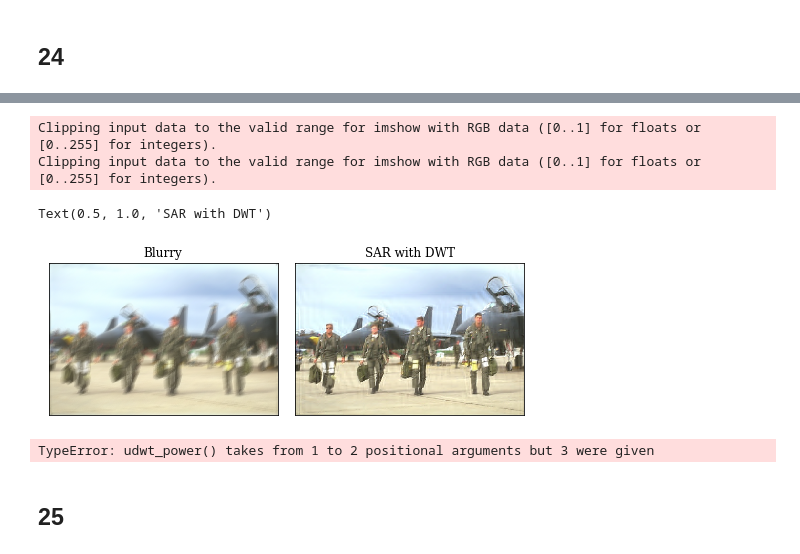
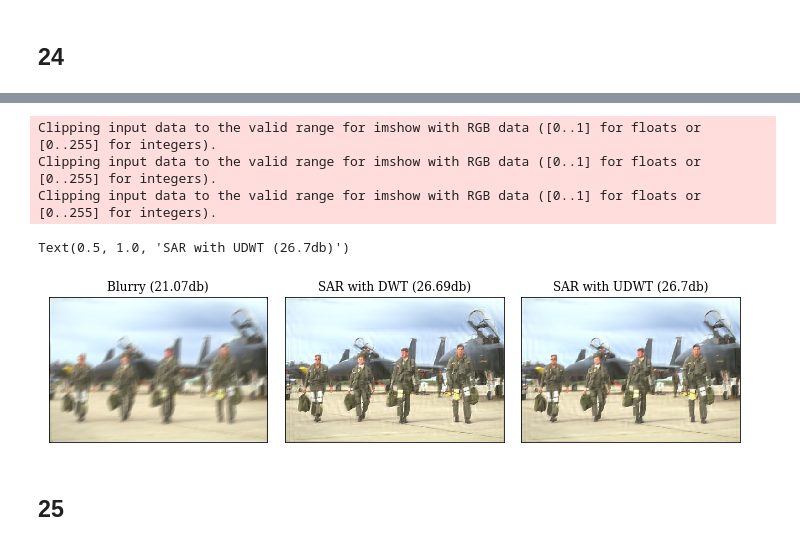
Before and after one commit to UnnikrishnanSivaprasad/ECE285IVR, a Jupyter notebook: ECE285IVR-ProjectC.ipynb, the cells around one changed output, grey strips where cells are left out. Drawn from its saved outputs; the diff is of its cells as text; code cells hidden in the pictures.

```diff
--- a/ECE285IVR-ProjectC.ipynb
+++ b/ECE285IVR-ProjectC.ipynb
@@ -255,7 +262,5 @@ def iudwt(z, J, h, g):
 # %%
-J=3
-h,g = im.wavelet('db2')
-source = im.dwt_crop(plt.imread("assets/dragonfly.png"),J)
+source = im.dwt_crop(x0,J)
 undec_wavelet = udwt(source,J,h,g)
 inverse = iudwt(undec_wavelet,J,h,g)
 reverse = udwt(iudwt(undec_wavelet,J,h,g),J,h,g)
@@ -416,13 +421,12 @@ def sparse_analysis_regularization(y, sig, W, H=None, m=40, alpha=10/255, gamma=
         dx = dx - x + x_til
         dz = dz - z + z_til
 
-#         energy1 = 0.5*np.square(np.linalg.norm(y-H(x)))
-#         #energy2 = tau*np.linalg.norm(W(x),ord=1)
-#         energy2 = tau*np.linalg.norm(np.linalg.inv(A)*W(x),ord=1)
-
-#         energy = energy1 + energy2
-#         print("energy is", energy)
-
+        energy1 = 0.5*np.square(np.linalg.norm(y-H(x)))
+        #energy2 = tau*np.linalg.norm(W(x),ord=1)
+        #energy2 = tau*np.linalg.norm(np.linalg.inv(A)*W(x),ord=1)
+        e.append(energy1)
+        #energy = energy1 + energy2
+        print("energy is", energy1)
         print("finished", i+1, "iterations")
 
     if return_energy:
@@ -489,7 +523,8 @@ W = im.DWT(clean.shape,J)
 sig = 2 / 255
 y = clean + sig * np.random.randn(*clean.shape)
 motion_blur = im.Convolution(y.shape,im.kernel("motion"))
+yblurry = motion_blur(y)
 
 H = im.Convolution(y.shape,im.kernel("motion"))
-DWT_SAR = sparse_analysis_regularization(motion_blur(y), sig, W, H=H, gamma=100)
+DWT_SAR = sparse_analysis_regularization(yblurry, sig, W, H=H, gamma=100)
 # %% [output]
@@ -512 +547,11 @@ finished 39 iterations
 finished 40 iterations
+# %%
+clean = im.dwt_crop(plt.imread("assets/topgun.png"),J)
+W = im.UDWT(clean.shape,J)
+sig = 2 / 255
+y = clean + sig * np.random.randn(*clean.shape)
+motion_blur = im.Convolution(y.shape,im.kernel("motion"))
+yblurry = motion_blur(y)
+
+H = im.Convolution(y.shape,im.kernel("motion"))
+UDWT_SAR = sparse_analysis_regularization(yblurry, sig, W, H=H, gamma=100)
@@ -513,40 +576,24 @@ finished 40 iterations
 # %%
-fig,axes = plt.subplots(nrows=1,ncols=2,figsize=(7,15))
+fig,axes = plt.subplots(nrows=1,ncols=3,figsize=(10,25))
 axes[0].imshow(motion_blur(y))
 axes[0].set_xticks([])
 axes[0].set_yticks([])
-axes[0].set_title("Blurry")
+axes[0].set_title("Blurry ({}db)".format(np.round(im.psnr(clean,yblurry),decimals=2)))
 
 axes[1].imshow(DWT_SAR)
 axes[1].set_xticks([])
 axes[1].set_yticks([])
-axes[1].set_title("SAR with DWT")
+axes[1].set_title("SAR with DWT ({}db)".format(np.round(im.psnr(clean,DWT_SAR),decimals=2)))
 
-#placeholder for UDWT
+axes[2].imshow(UDWT_SAR)
+axes[2].set_xticks([])
+axes[2].set_yticks([])
+axes[2].set_title("SAR with UDWT ({}db)".format(np.round(im.psnr(clean,UDWT_SAR),decimals=2)))
 # %% [output]
 Clipping input data to the valid range for imshow with RGB data ([0..1] for floats or [0..255] for integers).
 Clipping input data to the valid range for imshow with RGB data ([0..1] for floats or [0..255] for integers).
+Clipping input data to the valid range for imshow with RGB data ([0..1] for floats or [0..255] for integers).
-Text(0.5, 1.0, 'SAR with DWT')
+Text(0.5, 1.0, 'SAR with UDWT (26.7db)')
-[figure, old version]
+[figure, new version]
-# %%
-clean = im.dwt_crop(plt.imread("assets/dragonfly.png"),J)
-W = im.UDWT(clean.shape,J)
-sig = 20 / 255
-ydragonfly = clean + sig * np.random.randn(*clean.shape)
-
-UDWT_SAR_dragonfly = sparse_analysis_regularization(y, sig, W)
-
-fig,axes = plt.subplots(nrows=1,ncols=2,figsize=(7,15))
-axes[0].imshow(ydragonfly)
-axes[0].set_xticks([])
-axes[0].set_yticks([])
-axes[0].set_title("Orig")
-
-axes[1].imshow(UDWT_SAR_dragonfly)
-axes[1].set_xticks([])
-axes[1].set_yticks([])
-axes[1].set_title("SAR with DWT")
-# %% [output]
-TypeError: udwt_power() takes from 1 to 2 positional arguments but 3 were given
 # %% [markdown]
 ## 25
```
Also changed, not shown: parts of 17 cells of this notebook.
